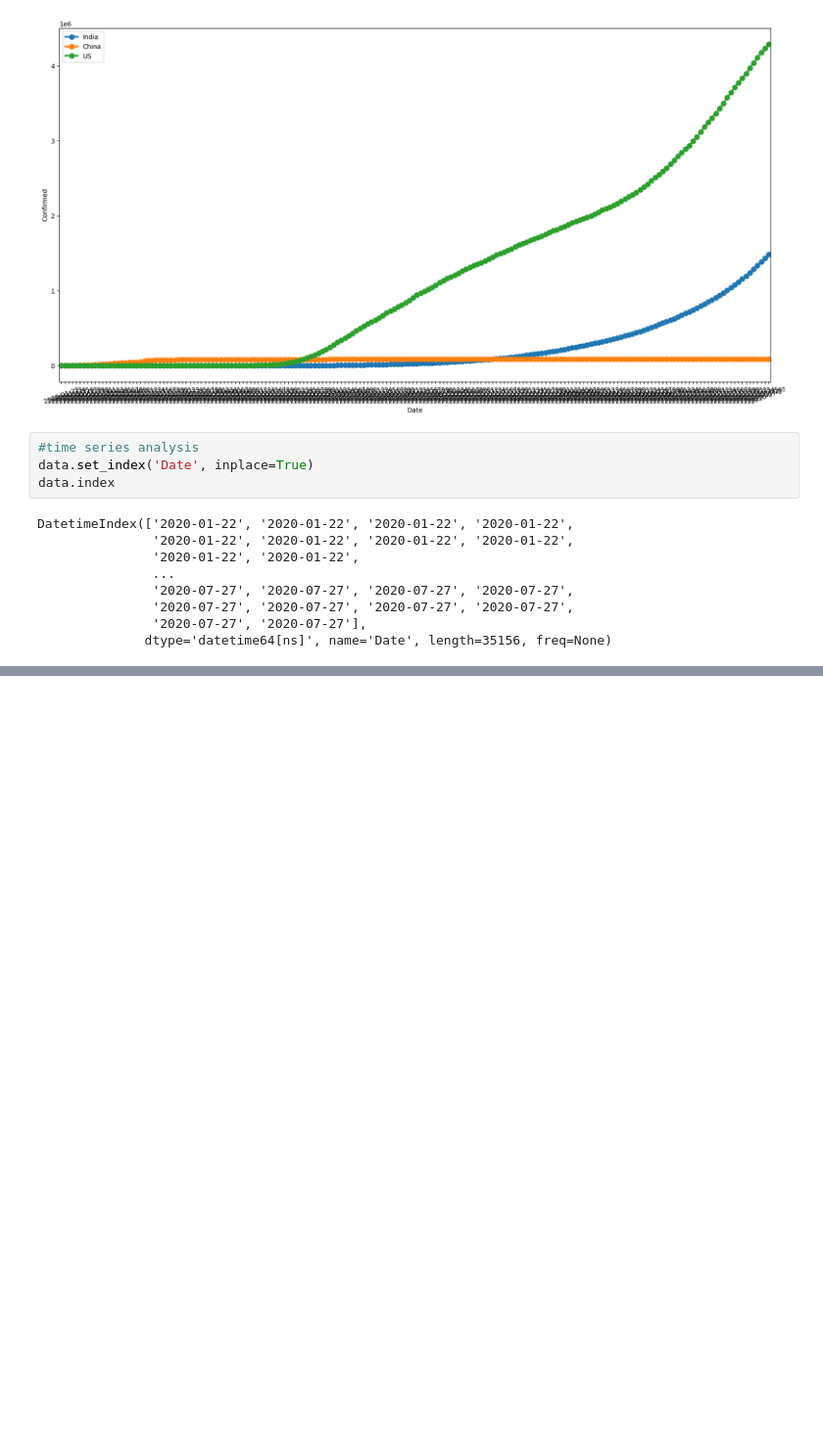
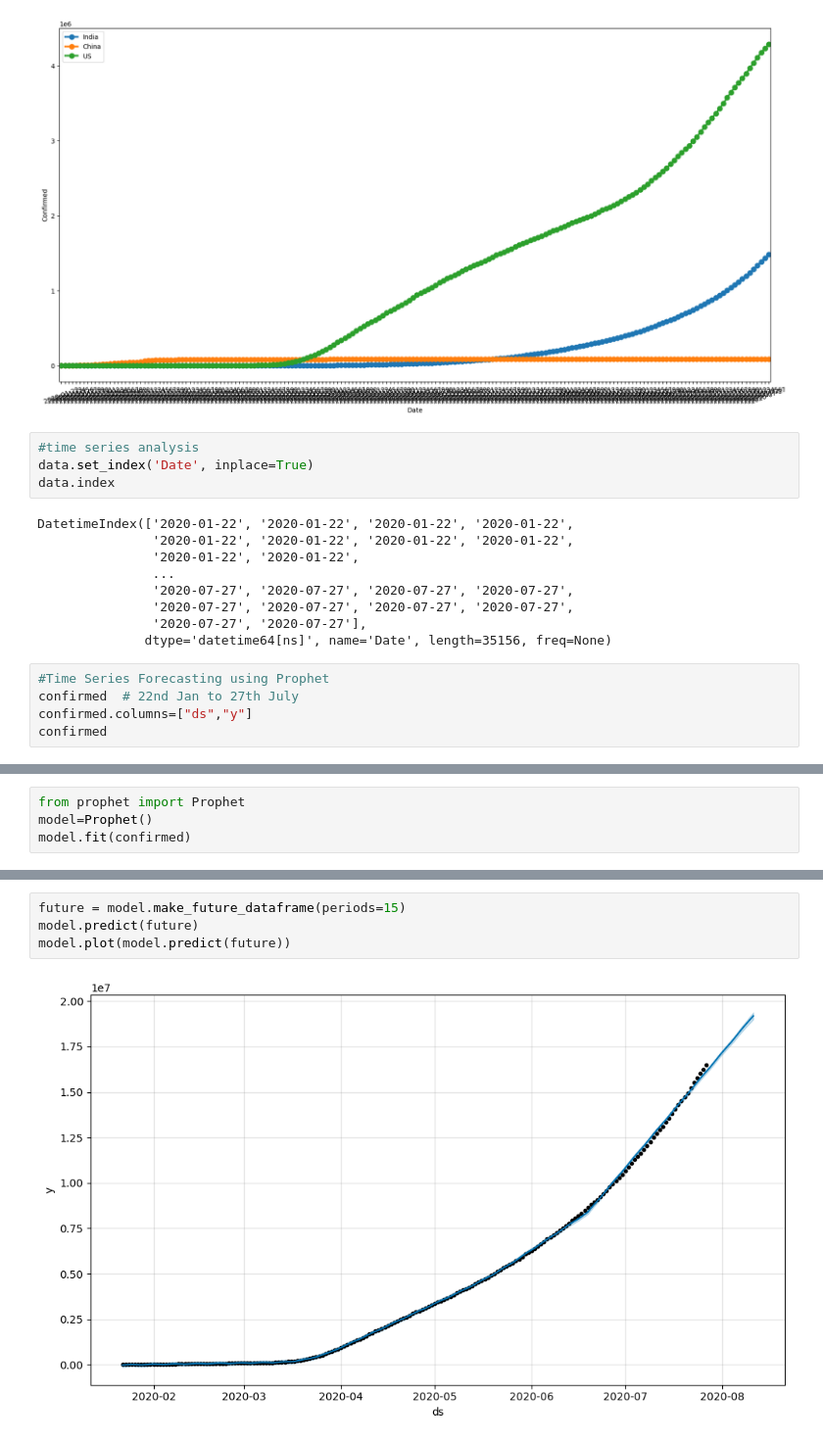
Before and after one commit to Shivauppe/FY2026_January, a Jupyter notebook: Covid19.ipynb, the cells around one changed output, grey strips where cells are left out. Shown at 98% size. Drawn from its saved outputs; the diff is of its cells as text; blank space fills up the shorter version.

```diff
--- a/Covid19.ipynb
+++ b/Covid19.ipynb
@@ -302,3 +326,8 @@ DatetimeIndex(['2020-01-22', '2020-01-22', '2020-01-22', '2020-01-22',
                '2020-07-27', '2020-07-27', '2020-07-27', '2020-07-27',
                '2020-07-27', '2020-07-27'],
               dtype='datetime64[ns]', name='Date', length=35156, freq=None)
+# %%
+#Time Series Forecasting using Prophet
+confirmed  # 22nd Jan to 27th July
+confirmed.columns=["ds","y"]
+confirmed
@@ -304,0 +368,4 @@ DatetimeIndex(['2020-01-22', '2020-01-22', '2020-01-22', '2020-01-22',
+# %%
+from prophet import Prophet
+model=Prophet()
+model.fit(confirmed)
@@ -304,0 +376,6 @@ DatetimeIndex(['2020-01-22', '2020-01-22', '2020-01-22', '2020-01-22',
+# %%
+future = model.make_future_dataframe(periods=15)
+model.predict(future)
+model.plot(model.predict(future))
+# %% [output]
+[figure, added]
```
Also changed, not shown: parts of 13 cells of this notebook.
